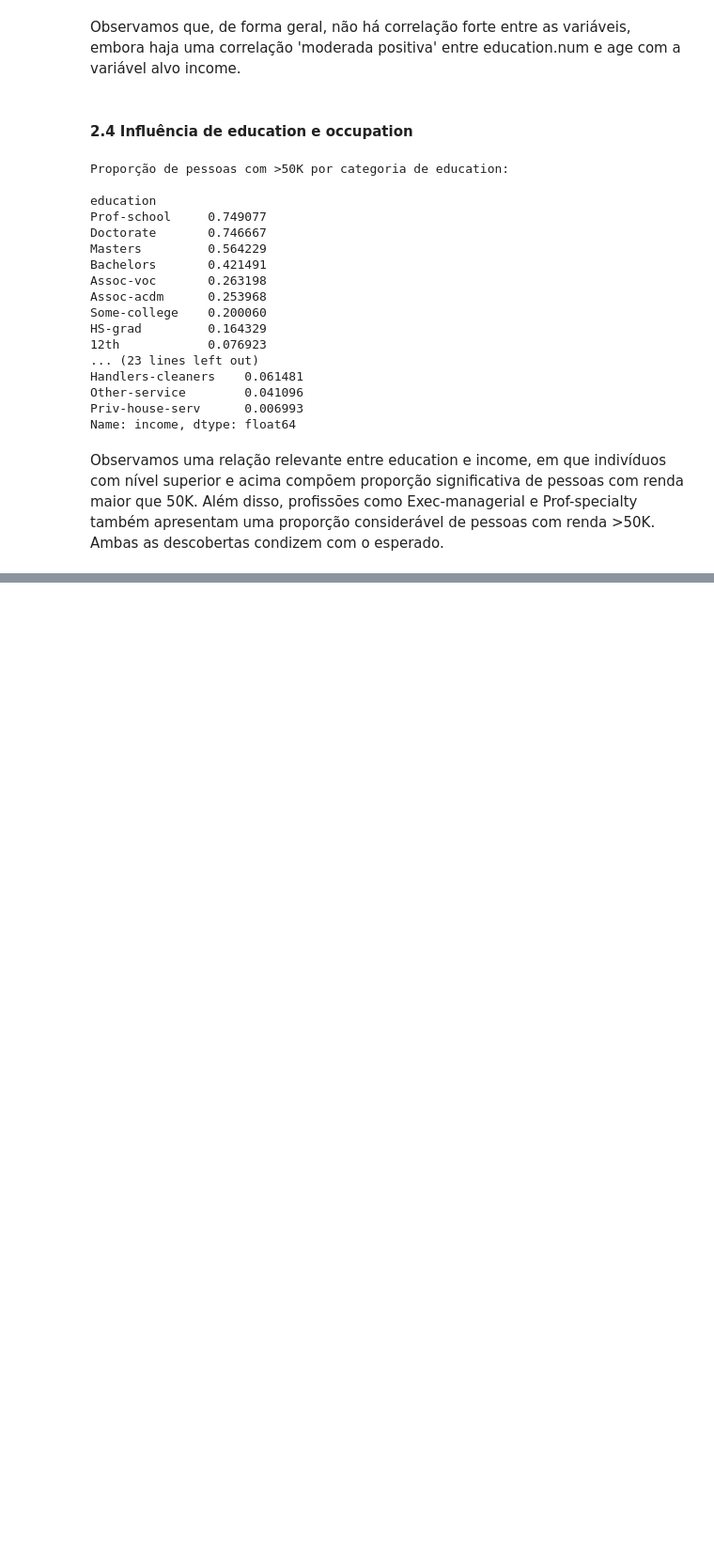
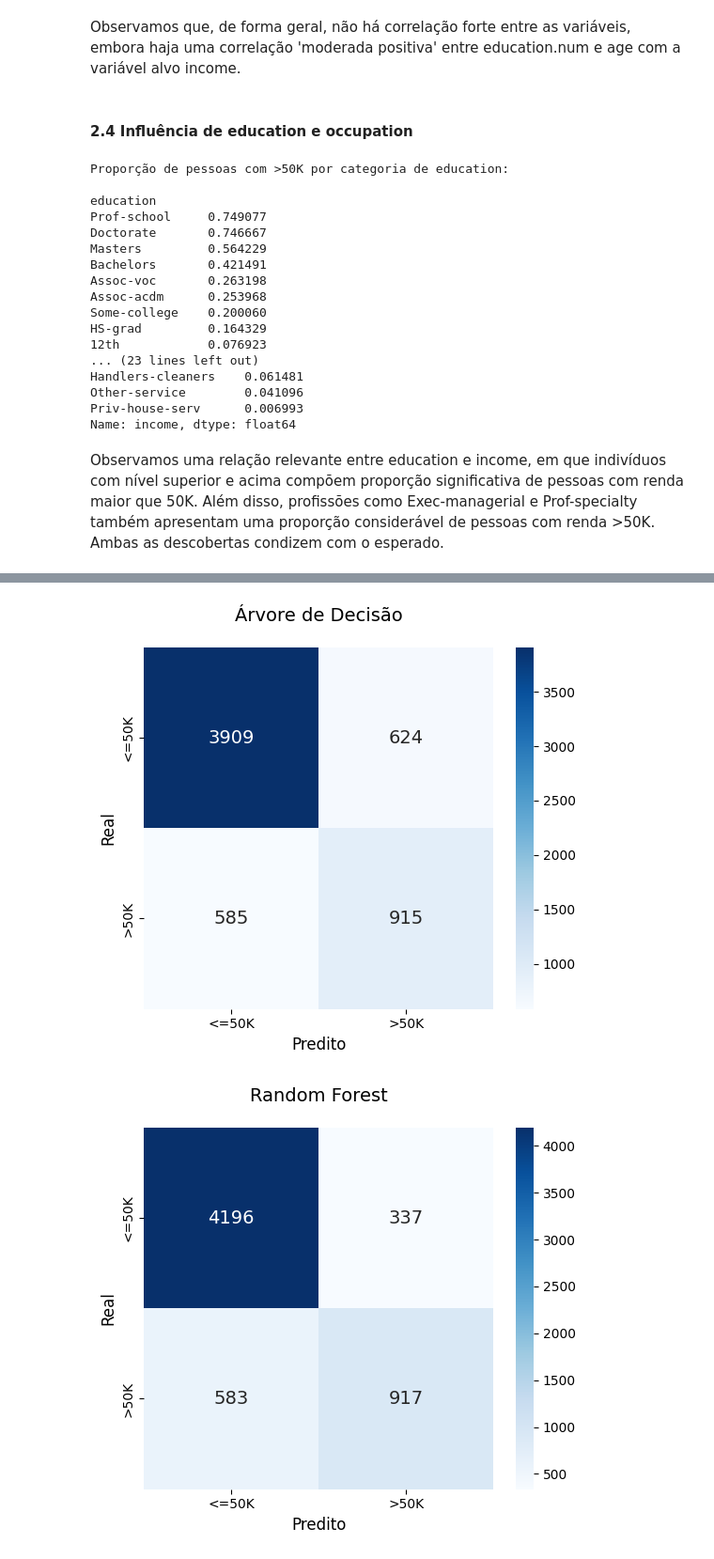
Before and after one commit to gibi177/CIS--PS, a Jupyter notebook: Modulo 1/Atividade Classificacao/Atividade_Classificacao.ipynb, the cells around one changed output, grey strips where cells are left out. Shown at 94% size. Drawn from its saved outputs; the diff is of its cells as text; code cells hidden in the pictures; blank space fills up the shorter version.

```diff
--- a/Modulo 1/Atividade Classificacao/Atividade_Classificacao.ipynb
+++ b/Modulo 1/Atividade Classificacao/Atividade_Classificacao.ipynb
@@ -236,0 +267,17 @@ Observamos uma relação relevante entre education e income, em que indivíduos
+# %%
+from sklearn.tree import DecisionTreeClassifier
+from sklearn.ensemble import RandomForestClassifier
+
+# Criar e treinar o arvore de decisao
+tree_model = DecisionTreeClassifier(random_state=42)
+tree_model.fit(X_train, y_train)
+
+# Predição
+y_pred_tree = tree_model.predict(X_test)
+
+# Criar e treinar o modelo random forest
+rf_model = RandomForestClassifier(n_estimators=100, random_state=42)
+rf_model.fit(X_train, y_train)
+
+# Predição
+y_pred_rf = rf_model.predict(X_test)
@@ -236,0 +321,32 @@ Observamos uma relação relevante entre education e income, em que indivíduos
+# %%
+#Matriz de confusão
+def plot_confusion_matrix(model, X_test, y_test, class_names=['<=50K', '>50K'],title='Matriz de Confusão'):
+    # Fazer previsões
+    y_pred = model.predict(X_test)
+
+    # Gerar matriz de confusão
+    cm = confusion_matrix(y_test, y_pred)
+
+    # Plotar a matriz de confusão com o heatmap
+    plt.figure(figsize=(6, 5))
+    sns.heatmap(cm, annot=True, fmt='d', cmap='Blues',
+                xticklabels=class_names,
+                yticklabels=class_names,
+                annot_kws={'size': 14},)
+
+    # Adicionar rótulos e título
+    plt.xlabel('Predito', fontsize=12)
+    plt.ylabel('Real', fontsize=12)
+    plt.title(title, pad=20, fontsize=14)
+
+    # Ajustar o layout e mostrar o gráfico
+    plt.show()
+
+# Matriz da arvore de decisao
+plot_confusion_matrix(tree_model, X_test, y_test,title='Árvore de Decisão')
+
+# Matriz do random forest
+plot_confusion_matrix(rf_model, X_test, y_test,title='Random Forest')
+# %% [output]
+[figure, added]
+[figure, added]
```
Also changed, not shown: parts of 16 cells of this notebook.
